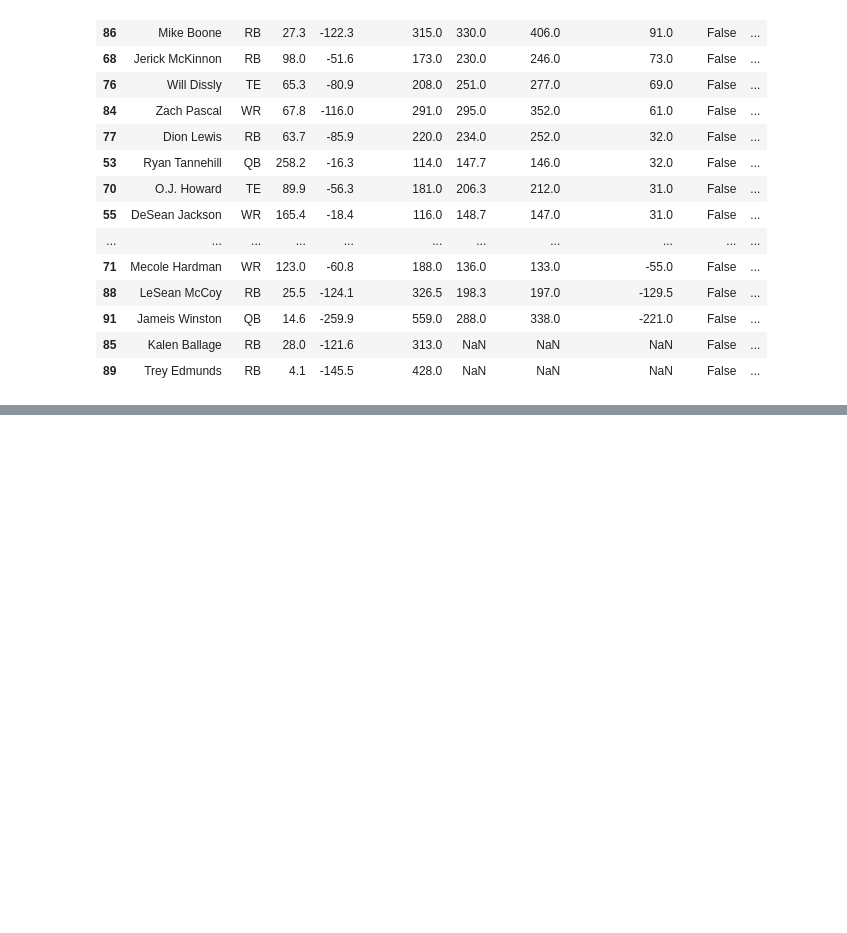
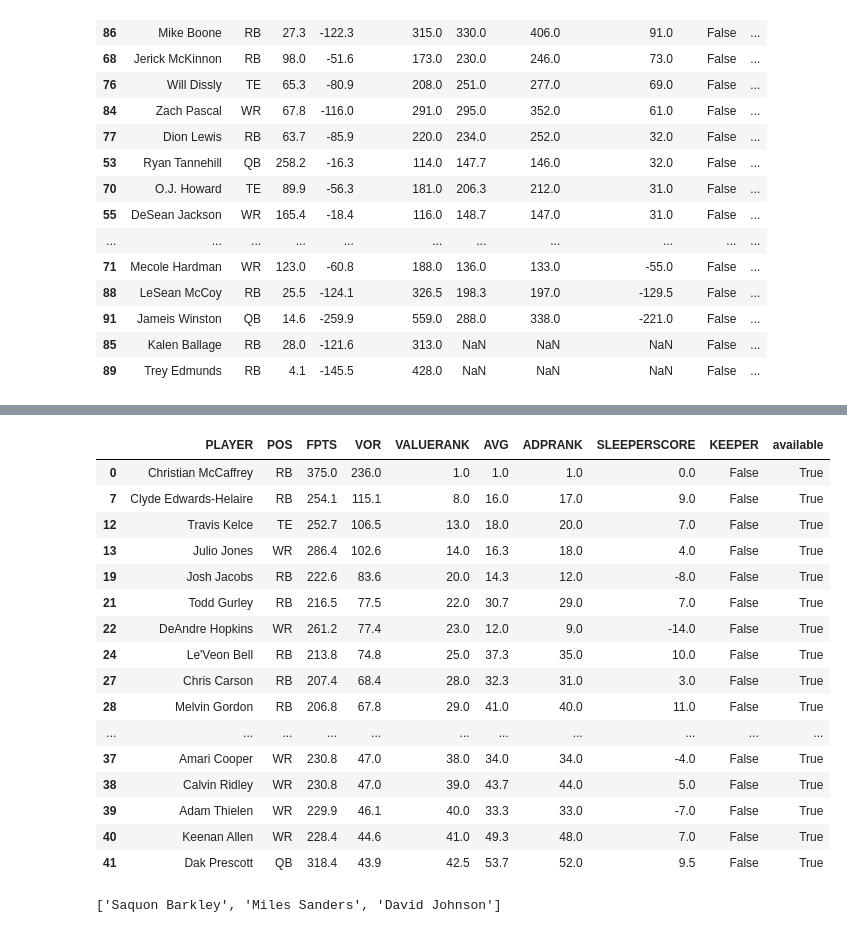
Before and after one commit to rab175/SportsAnalysis, a Jupyter notebook: Draft Model.ipynb, the cells around one changed output, grey strips where cells are left out. Cells and saved outputs as stored; diff of their text form; code cells hidden in the pictures; blank space fills up the shorter version.

```diff
--- a/Draft Model.ipynb
+++ b/Draft Model.ipynb
@@ -985,0 +927,6 @@ df_final.to_csv('position_analysis.csv')
+# %%
+test_df = df_no_keep.copy()
+# %%
+test_df['available'] = True
+# %%
+test_df.loc[test_df['PLAYER'] == 'Christian McCaffrey', ['available']] = True
@@ -985,0 +971,24 @@ df_final.to_csv('position_analysis.csv')
+# %%
+test_df.head(20)
+# %% [output]
+|  | PLAYER | POS | FPTS | VOR | VALUERANK | AVG | ADPRANK | SLEEPERSCORE | KEEPER | available |
+| 0 | Christian McCaffrey | RB | 375.0 | 236.0 | 1.0 | 1.0 | 1.0 | 0.0 | False | True |
+| 7 | Clyde Edwards-Helaire | RB | 254.1 | 115.1 | 8.0 | 16.0 | 17.0 | 9.0 | False | True |
+| 12 | Travis Kelce | TE | 252.7 | 106.5 | 13.0 | 18.0 | 20.0 | 7.0 | False | True |
+| 13 | Julio Jones | WR | 286.4 | 102.6 | 14.0 | 16.3 | 18.0 | 4.0 | False | True |
+| 19 | Josh Jacobs | RB | 222.6 | 83.6 | 20.0 | 14.3 | 12.0 | -8.0 | False | True |
+| 21 | Todd Gurley | RB | 216.5 | 77.5 | 22.0 | 30.7 | 29.0 | 7.0 | False | True |
+| 22 | DeAndre Hopkins | WR | 261.2 | 77.4 | 23.0 | 12.0 | 9.0 | -14.0 | False | True |
+| 24 | Le'Veon Bell | RB | 213.8 | 74.8 | 25.0 | 37.3 | 35.0 | 10.0 | False | True |
+| 27 | Chris Carson | RB | 207.4 | 68.4 | 28.0 | 32.3 | 31.0 | 3.0 | False | True |
+| 28 | Melvin Gordon | RB | 206.8 | 67.8 | 29.0 | 41.0 | 40.0 | 11.0 | False | True |
+| ... | ... | ... | ... | ... | ... | ... | ... | ... | ... | ... |
+| 37 | Amari Cooper | WR | 230.8 | 47.0 | 38.0 | 34.0 | 34.0 | -4.0 | False | True |
+| 38 | Calvin Ridley | WR | 230.8 | 47.0 | 39.0 | 43.7 | 44.0 | 5.0 | False | True |
+| 39 | Adam Thielen | WR | 229.9 | 46.1 | 40.0 | 33.3 | 33.0 | -7.0 | False | True |
+| 40 | Keenan Allen | WR | 228.4 | 44.6 | 41.0 | 49.3 | 48.0 | 7.0 | False | True |
+| 41 | Dak Prescott | QB | 318.4 | 43.9 | 42.5 | 53.7 | 52.0 | 9.5 | False | True |
+# %%
+my_team
+# %% [output]
+['Saquon Barkley', 'Miles Sanders', 'David Johnson']
```
Also changed, not shown: parts of 78 cells of this notebook.
